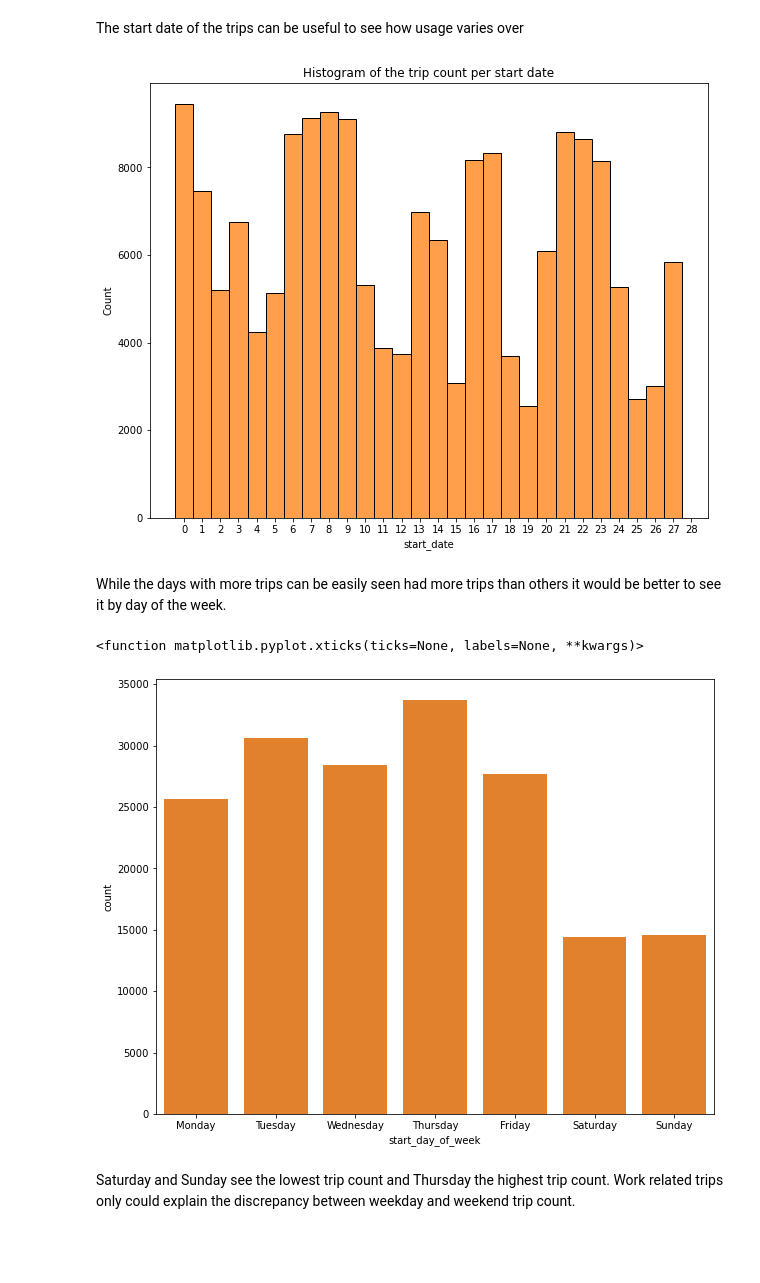
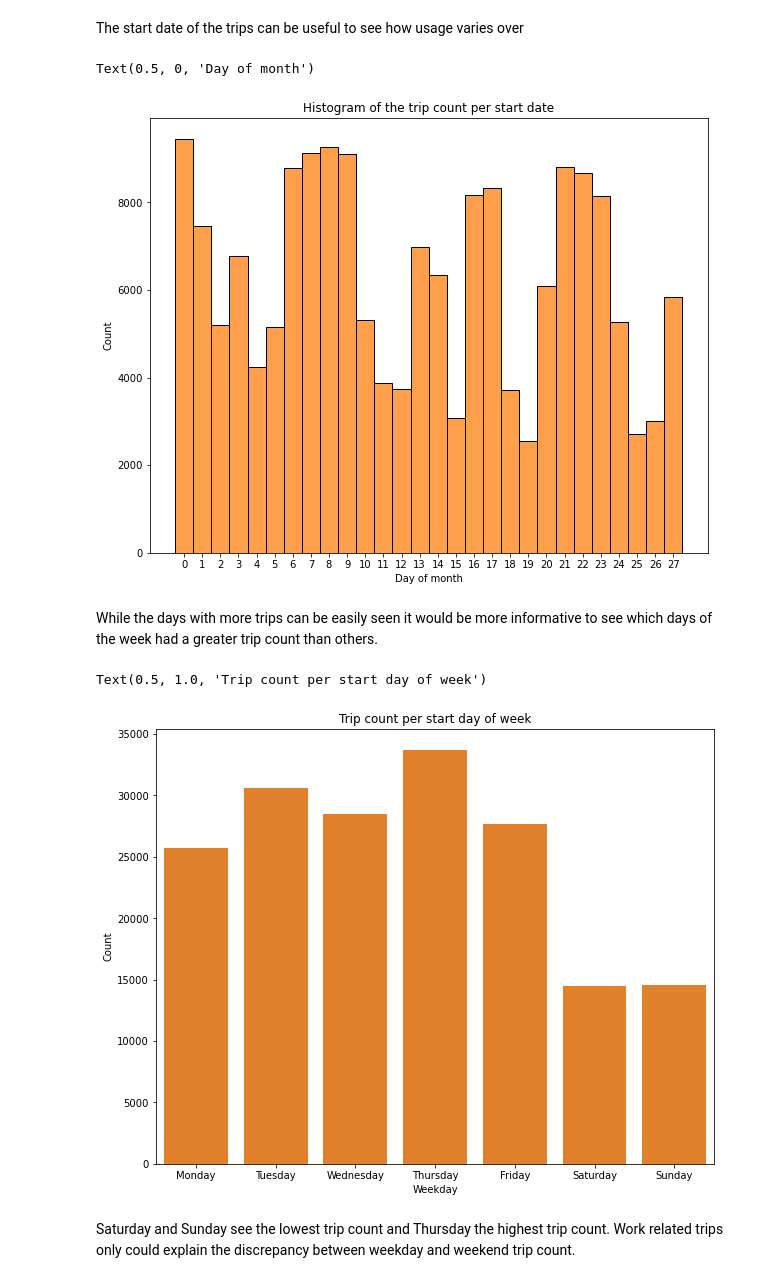
Before and after one commit to LukeConfait/udacity_data_analysis_projects, a Jupyter notebook: project_3/Part_I_exploration_template.ipynb, the cells around one changed output. Cells and saved outputs as stored; diff of their text form; code cells hidden in the pictures; blank space fills up the shorter version.

```diff
--- a/project_3/Part_I_exploration_template.ipynb
+++ b/project_3/Part_I_exploration_template.ipynb
@@ -312,21 +312,26 @@ The start date of the trips can be useful to see how usage varies over
 # %%
 plt.figure(figsize=[10,8])
 g = sb.histplot(data=bike_data_analysis,x='start_date',color=base_color)
-ticks = [i for i in range(29)]
+ticks = [i for i in range(28)]
 
 plt.xticks(ticks,ticks);
 plt.title('Histogram of the trip count per start date');
+plt.xlabel('Day of month')
 # %% [output]
+Text(0.5, 0, 'Day of month')
-[figure, old version]
+[figure, new version]
 # %% [markdown]
-While the days with more trips can be easily seen had more trips than others it would be better to see it by day of the week.
+While the days with more trips can be easily seen it would be more informative to see which days of the week had a greater trip count than others.
 # %%
 plt.figure(figsize=[10,8])
 days = ['Monday','Tuesday','Wednesday','Thursday','Friday','Saturday','Sunday']
 sb.countplot(data=bike_data_analysis, x='start_day_of_week',order=days,color=base_color)
 plt.xticks
+plt.xlabel('Weekday')
+plt.ylabel('Count')
+plt.title('Trip count per start day of week')
 # %% [output]
-<function matplotlib.pyplot.xticks(ticks=None, labels=None, **kwargs)>
+Text(0.5, 1.0, 'Trip count per start day of week')
-[figure, old version]
+[figure, new version]
 # %% [markdown]
 Saturday and Sunday see the lowest trip count and Thursday the highest trip count. Work related trips only could explain the discrepancy between weekday and weekend trip count.
```
Also changed, not shown: parts of 16 cells of this notebook, 1 other file.
